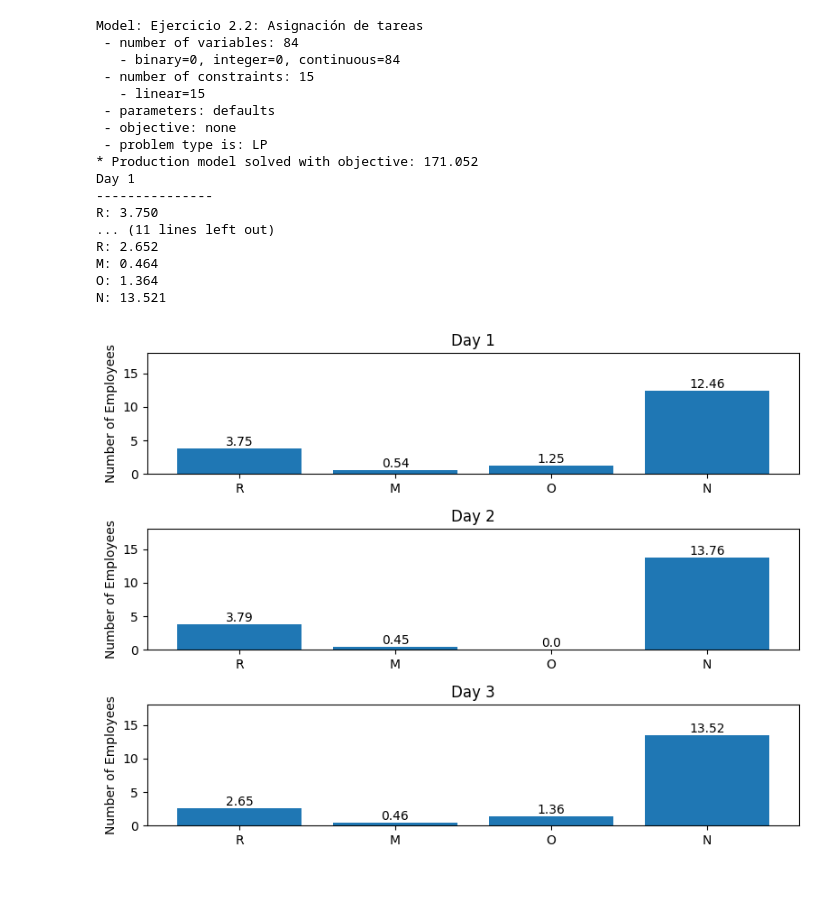
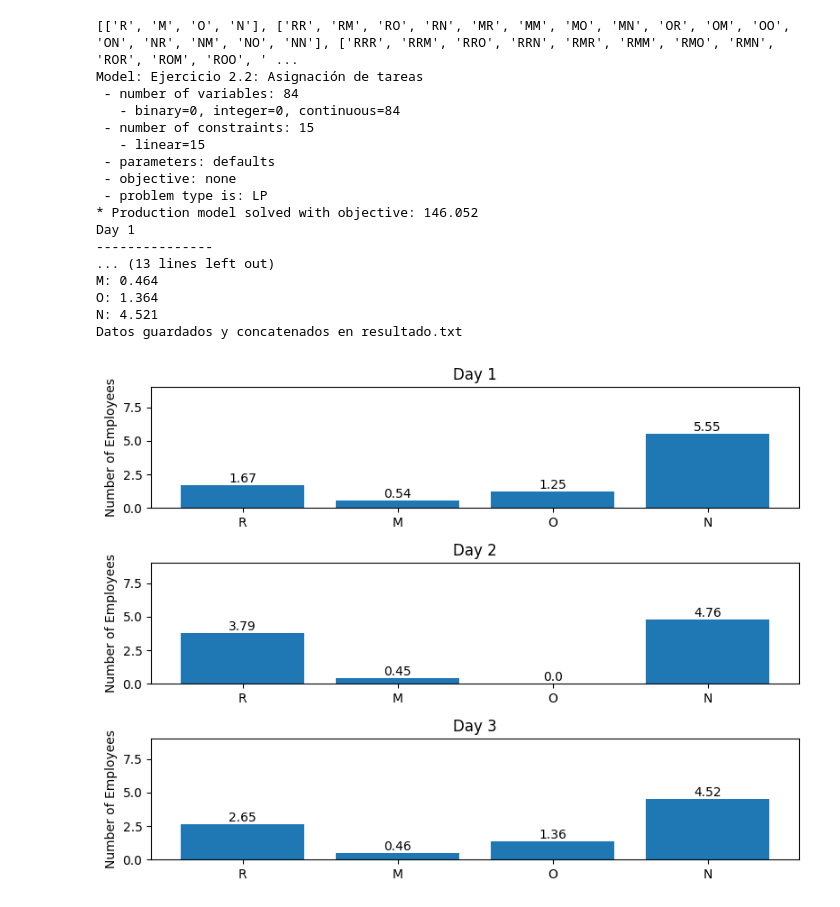
Before and after one commit to santiagojorda/FIUBA-modelos-y-optimizacion-tpg, a Jupyter notebook: GUIA 2/2.17/2.17.ipynb, the cells around one changed output. Cells and saved outputs as stored; diff of their text form; code cells hidden in the pictures.

```diff
--- a/GUIA 2/2.17/2.17.ipynb
+++ b/GUIA 2/2.17/2.17.ipynb
@@ -1,3 +15,18 @@
+# %%
+def save_to_txt(employees_per_day, filename='resultado.txt'):
+    with open(filename, 'a') as txt_file:
+        txt_file.write("=" * 50 + "\n")
+
+        txt_file.write(f"{'Dia':<10}{'R':<10}{'M':<10}{'O':<10}{'N':<10}\n")
+        txt_file.write("-" * 50 + "\n")
+
+        for day, tasks in enumerate(employees_per_day):
+            txt_file.write(f"Day {day + 1:<8}")
+            for task in ["R", "M", "O", "N"]:
+                txt_file.write(f"{employees_per_day[day].get(task, 0):<10.2f}")
+            txt_file.write("\n")
+
+    print(f"Datos guardados y concatenados en {filename}")
 # %%
 # Import libs
 import sys
@@ -19,11 +48,10 @@ def gen_tasks(days, tasks):
         # Generar combinaciones de longitud i + 1
         combinaciones = [''.join(comb) for comb in itertools.product(tasks, repeat=i + 1)]
         task_day.append(combinaciones)
-
     return task_day
 
 DAYS = 3 # 3
-TOTAL_EMPLOYEES = 18 #18
+TOTAL_EMPLOYEES = 9 #18
 turno_hs = 8 # 8
 eficiencia_motivacion = 1.1 # 1.1
 pago_turno = 12 #12
@@ -40,7 +68,7 @@ criteria = lambda day, a: day == 0 or a[day] == a[day - 1]
 
 # Objetivos diarios
 # A:450 y C:360 para prueba
-A = 450
+A = 200
 C = 360
 day_obj = {
     "R": {0: A,     1: 500,     2: 350},
@@ -118,6 +146,8 @@ def solve_model(mdl):
         for task, sum in sum_day.items():
             print(f"{task}: {sum:.3f}")
 
+    save_to_txt(employees_per_day)
+
 
     # Graficar la distribución de empleados para cada día
     graphs = True
@@ -141,36 +171,36 @@ def plot_employees_per_day(employees_per_day):
         for bar in bars:
             yval = bar.get_height()
             ax.text(bar.get_x() + bar.get_width() / 2, yval, round(yval, 2),
                     ha='center', va='bottom')
 
         ax.set_title(f"Day {i+1}")
         ax.set_ylabel("Number of Employees")
         ax.set_ylim(0, TOTAL_EMPLOYEES)
 
     plt.tight_layout()
     plt.show()
 
 # Create the model with constraints and objective
 mdl, produccion_vars = create_model()
 
 # Solve the model
 solve_model(mdl)
 # %% [output]
+[['R', 'M', 'O', 'N'], ['RR', 'RM', 'RO', 'RN', 'MR', 'MM', 'MO', 'MN', 'OR', 'OM', 'OO', 'ON', 'NR', 'NM', 'NO', 'NN'], ['RRR', 'RRM', 'RRO', 'RRN', 'RMR', 'RMM', 'RMO', 'RMN', 'ROR', 'ROM', 'ROO', ' ...
 Model: Ejercicio 2.2: Asignación de tareas
  - number of variables: 84
    - binary=0, integer=0, continuous=84
  - number of constraints: 15
    - linear=15
  - parameters: defaults
  - objective: none
  - problem type is: LP
-* Production model solved with objective: 171.052
+* Production model solved with objective: 146.052
 Day 1
 ---------------
-R: 3.750
-... (11 lines left out)
-R: 2.652
+... (13 lines left out)
 M: 0.464
 O: 1.364
-N: 13.521
+N: 4.521
+Datos guardados y concatenados en resultado.txt
-[figure, old version]
+[figure, new version]
```
Also changed, not shown: parts of 1 cell of this notebook, 6 other files.
